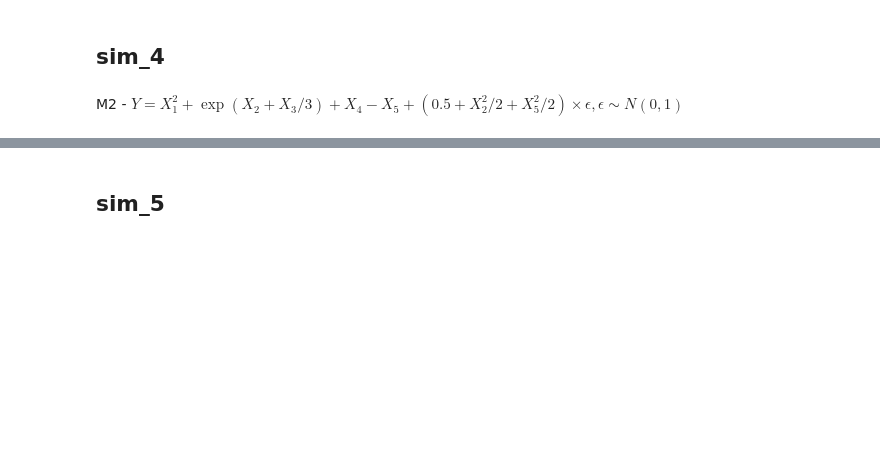
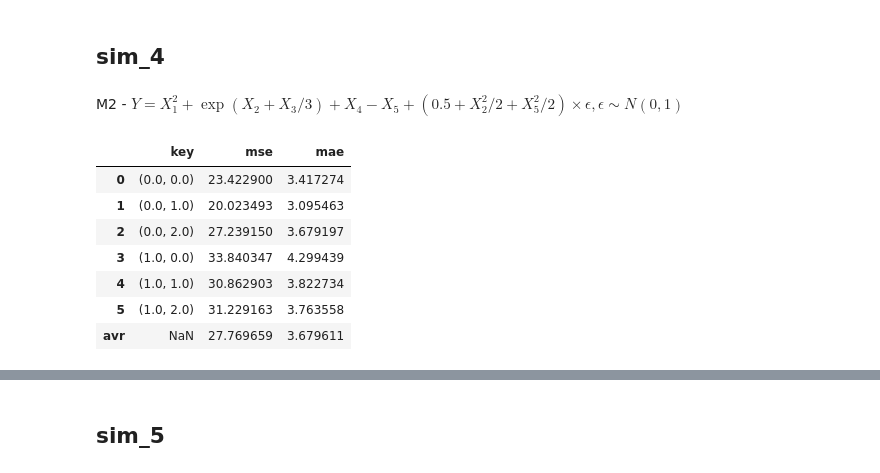
Before and after one commit to AlAaraaf/MissingData_DL, a Jupyter notebook: data_view.ipynb, the cells around one changed output, grey strips where cells are left out. Saved outputs shown, nothing was run; the diff lists cells and outputs as text; code cells hidden in the pictures; blank space fills up the shorter version.

Commit message:
update comparison on 4 datasets

```diff
--- a/data_view.ipynb
+++ b/data_view.ipynb
@@ -472,3 +456,32 @@ average_mse['cart']
 ## sim_4
 # %% [markdown]
 M2 - $Y = X_1^2 + \exp(X_2 + X_3/3) + X_4 - X_5 + (0.5 + X_2^2/2 + X_5^2/2) \times \epsilon, \epsilon \sim N(0,1)$
+# %%
+# complete data
+# readin datasets (complete dataset)
+dataset = 'sim_m2'
+mr = 0.3
+size = 5000
+sample_id = 0
+impute_num = 10
+attn_var = [1,4]
+all_levels, all_levels_comb, cond_dist_complete, perm_data, condtag = generate_cond_cont(dataset, mr, size, sample_id, attn_var)
+# %%
+cond_dist_perm, mse_perm, mae_perm = perm_metric_result(all_levels, all_levels_comb, cond_dist_complete, perm_data, attn_var)
+
+col_key = all_levels_comb
+mse_avr = [np.average(item) for item in mse_perm.values()]
+mae_avr = [np.average(item) for item in mae_perm.values()]
+result = pd.DataFrame({'key': col_key, 'mse' :mse_avr, 'mae' : mae_avr})
+result.loc['avr'] = result.mean()
+
+result
+# %% [output]
+|  | key | mse | mae |
+| 0 | (0.0, 0.0) | 23.422900 | 3.417274 |
+| 1 | (0.0, 1.0) | 20.023493 | 3.095463 |
+| 2 | (0.0, 2.0) | 27.239150 | 3.679197 |
+| 3 | (1.0, 0.0) | 33.840347 | 4.299439 |
+| 4 | (1.0, 1.0) | 30.862903 | 3.822734 |
+| 5 | (1.0, 2.0) | 31.229163 | 3.763558 |
+| avr | NaN | 27.769659 | 3.679611 |
```
Also changed, not shown: parts of 15 cells of this notebook.
